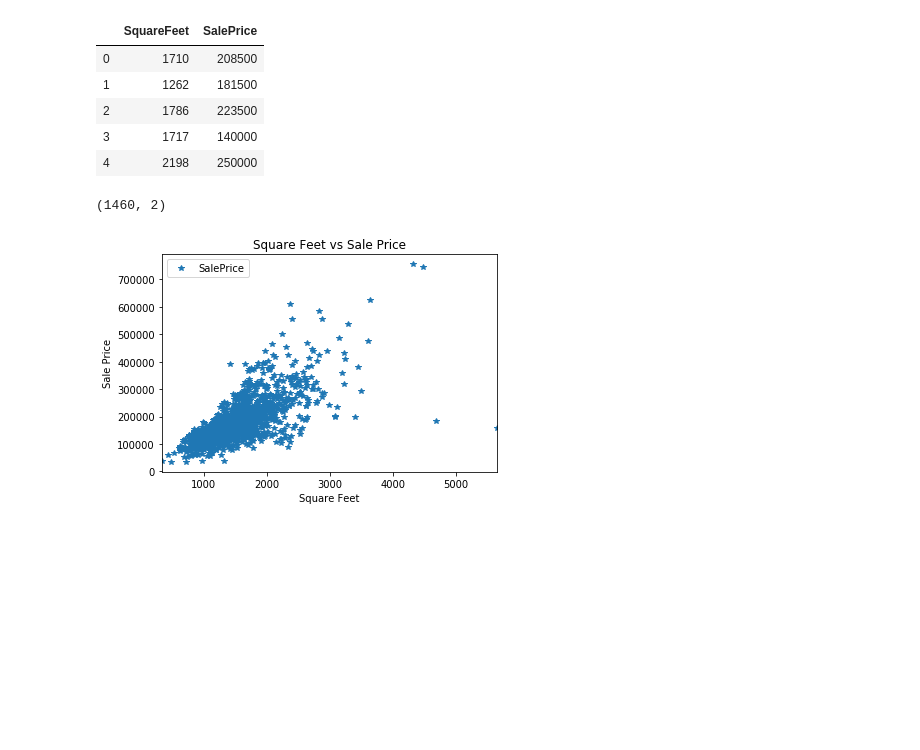
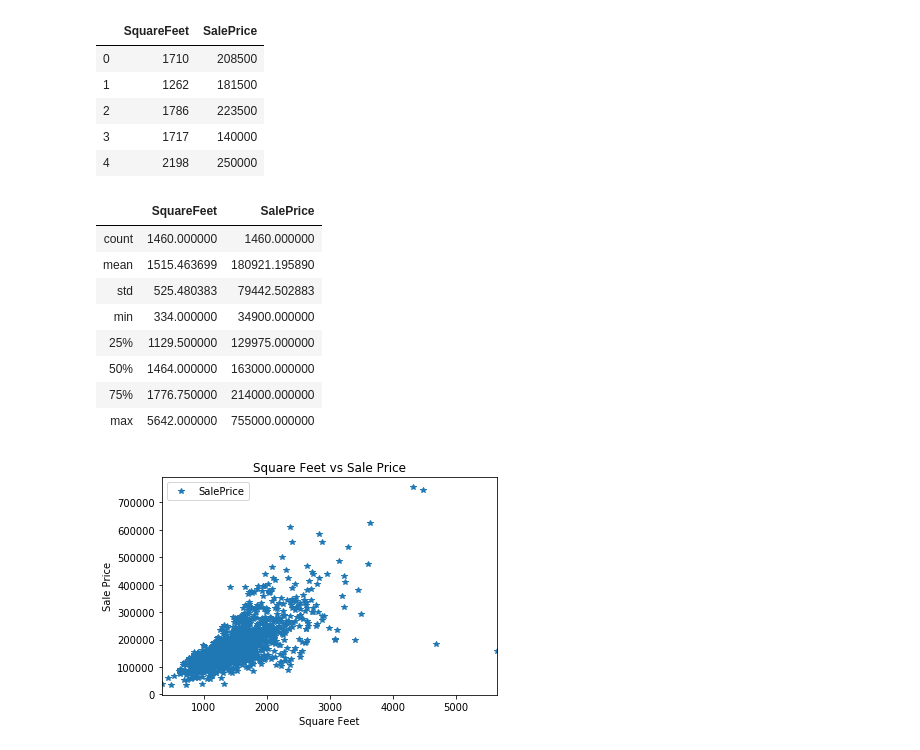
Before and after one commit to DavidMagdyNawar/100DaysDS, a Jupyter notebook: Housing Prices - Linear Regression/Housing Prices - Linear Regression.ipynb, the cells around one changed output. Cells and saved outputs as stored; diff of their text form; code cells hidden in the pictures; blank space fills up the shorter version.

```diff
--- a/Housing Prices - Linear Regression/Housing Prices - Linear Regression.ipynb
+++ b/Housing Prices - Linear Regression/Housing Prices - Linear Regression.ipynb
@@ -20,9 +24,17 @@ df.head()
 | 3 | 1717 | 140000 |
 | 4 | 2198 | 250000 |
 # %%
-df.shape
+df.describe()
 # %% [output]
-(1460, 2)
+|  | SquareFeet | SalePrice |
+| count | 1460.000000 | 1460.000000 |
+| mean | 1515.463699 | 180921.195890 |
+| std | 525.480383 | 79442.502883 |
+| min | 334.000000 | 34900.000000 |
+| 25% | 1129.500000 | 129975.000000 |
+| 50% | 1464.000000 | 163000.000000 |
+| 75% | 1776.750000 | 214000.000000 |
+| max | 5642.000000 | 755000.000000 |
 # %%
 df.plot(x='SquareFeet', y='SalePrice', style='*')
 plt.title('Square Feet vs Sale Price')
```
Also changed, not shown: parts of 2 cells of this notebook.
